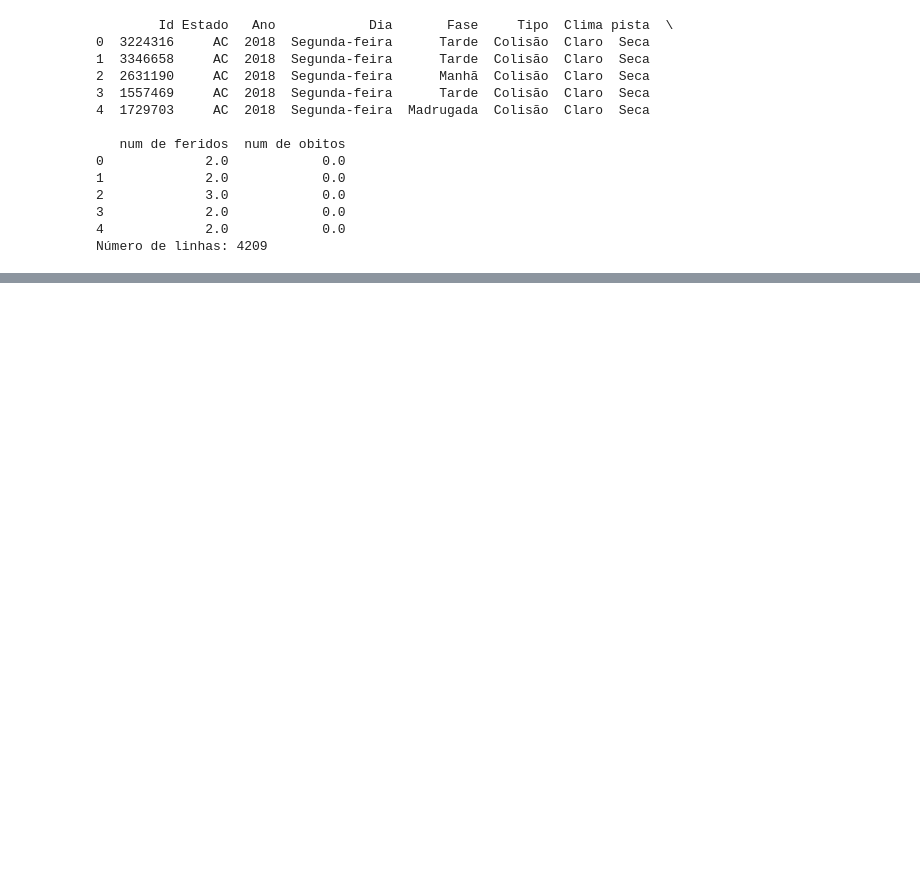
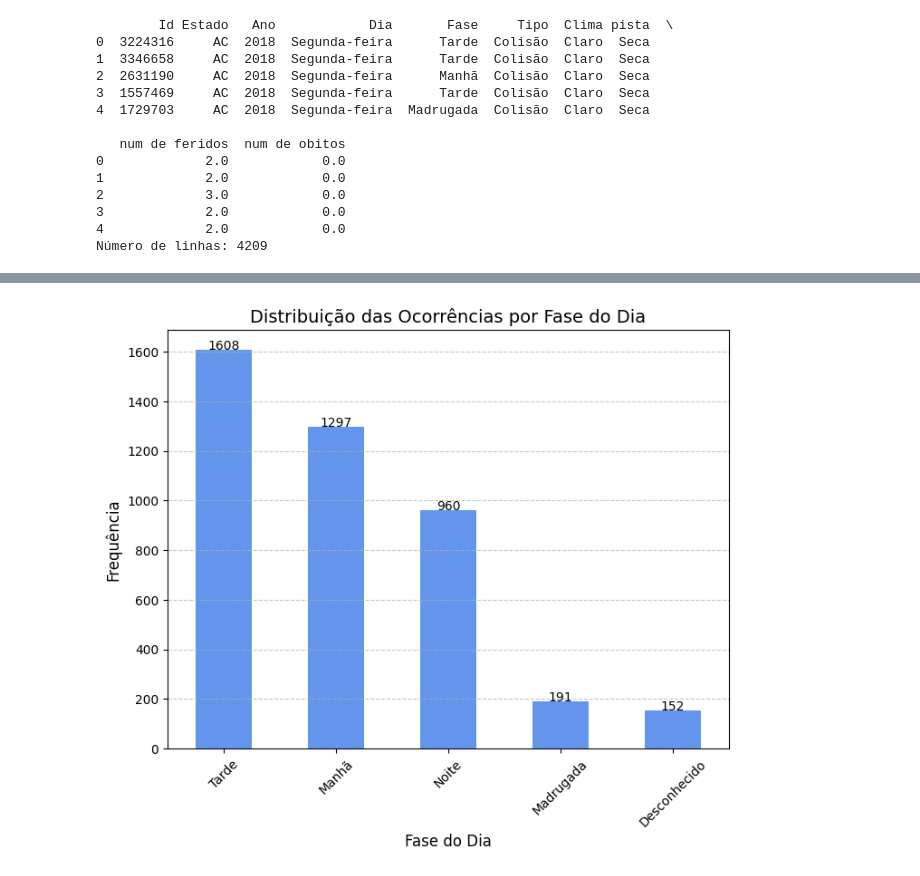
Before and after one commit to EduardaSantosDiniz/Quando-Acidente-Mais-Acontecem, a Jupyter notebook: Acidentes_Transito.ipynb, the cells around one changed output, grey strips where cells are left out. Cells and saved outputs as stored; diff of their text form; code cells hidden in the pictures; blank space fills up the shorter version.

```diff
--- a/Acidentes_Transito.ipynb
+++ b/Acidentes_Transito.ipynb
@@ -28,0 +89,25 @@ Número de linhas: 4209
+# %%
+# Contar as ocorrências por fase do dia
+contagem_fase = df['Fase'].value_counts()
+
+# Criar o gráfico
+fig, ax = plt.subplots(figsize=(8, 6))
+barras = contagem_fase.plot(kind='bar', color='cornflowerblue', ax=ax)
+
+# Adicionar números exatos acima de cada barra
+for barra in barras.patches:
+    valor = barra.get_height()  # Altura da barra (frequência)
+    ax.text(barra.get_x() + barra.get_width() / 2, valor + 1,  # Posição do texto
+            str(int(valor)), ha='center', fontsize=10, color='black')
+
+# Personalizar o gráfico
+plt.title('Distribuição das Ocorrências por Fase do Dia', fontsize=14)
+plt.xlabel('Fase do Dia', fontsize=12)
+plt.ylabel('Frequência', fontsize=12)
+plt.xticks(rotation=45)
+plt.grid(axis='y', linestyle='--', alpha=0.7)
+
+# Mostrar o gráfico
+plt.show()
+# %% [output]
+[figure, added]
```
Also changed, not shown: parts of 8 cells of this notebook.
